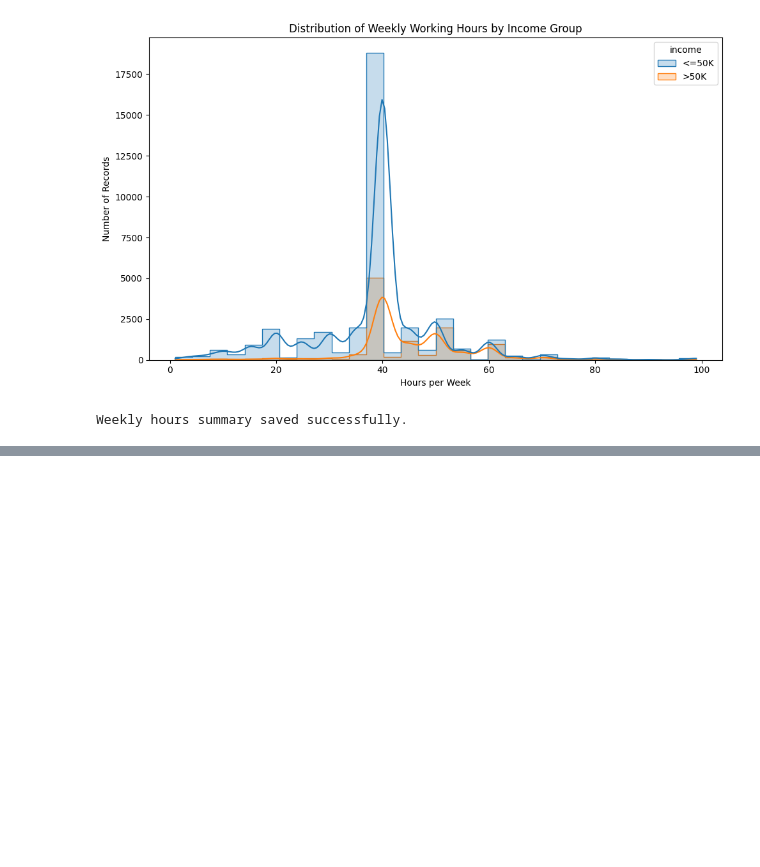
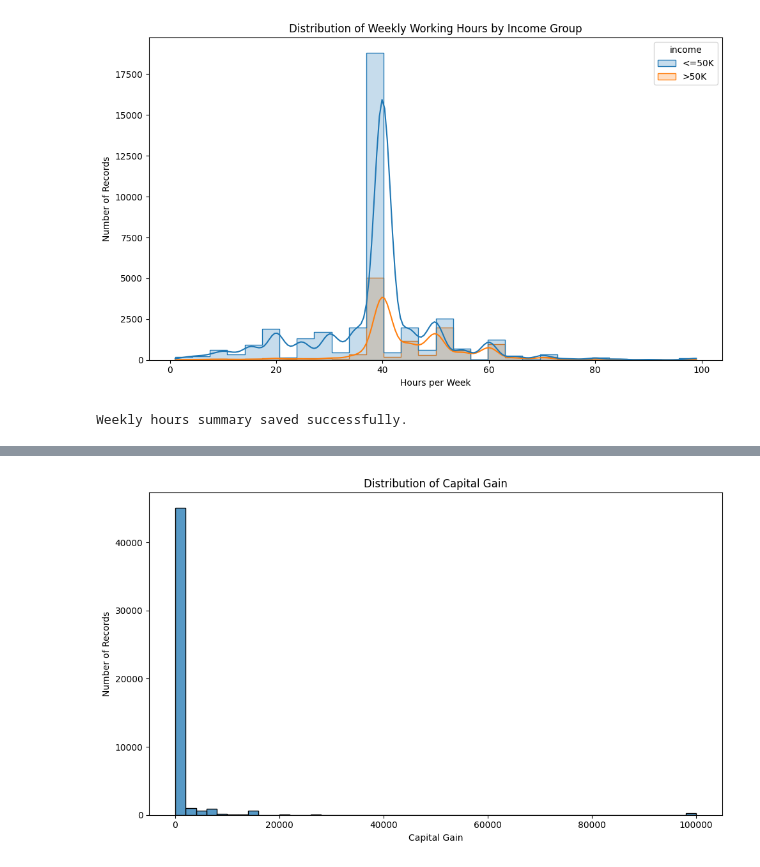
Before and after one commit to greeshavaishnavi09/Adult_Income, a Jupyter notebook: src/Data Analysis.ipynb, the cells around one changed output, grey strips where cells are left out. Saved outputs shown, nothing was run; the diff lists cells and outputs as text; code cells hidden in the pictures; blank space fills up the shorter version.

```diff
--- a/src/Data Analysis.ipynb
+++ b/src/Data Analysis.ipynb
@@ -1047,0 +1201,30 @@ Weekly hours summary saved successfully.
+# %%
+# save capital gain distribution chart
+
+capital_gain_chart_path = (
+    CHARTS_DIR / "capital_gain_distribution.png"
+)
+
+plt.figure(figsize=(10, 6))
+
+sns.histplot(
+    data=df,
+    x="capital_gain",
+    bins=50
+)
+
+plt.title("Distribution of Capital Gain")
+plt.xlabel("Capital Gain")
+plt.ylabel("Number of Records")
+
+plt.tight_layout()
+
+plt.savefig(
+    capital_gain_chart_path,
+    dpi=300,
+    bbox_inches="tight"
+)
+
+plt.show()
+# %% [output]
+[figure, added]
```
Also changed, not shown: parts of 15 cells of this notebook, 5 other files.
